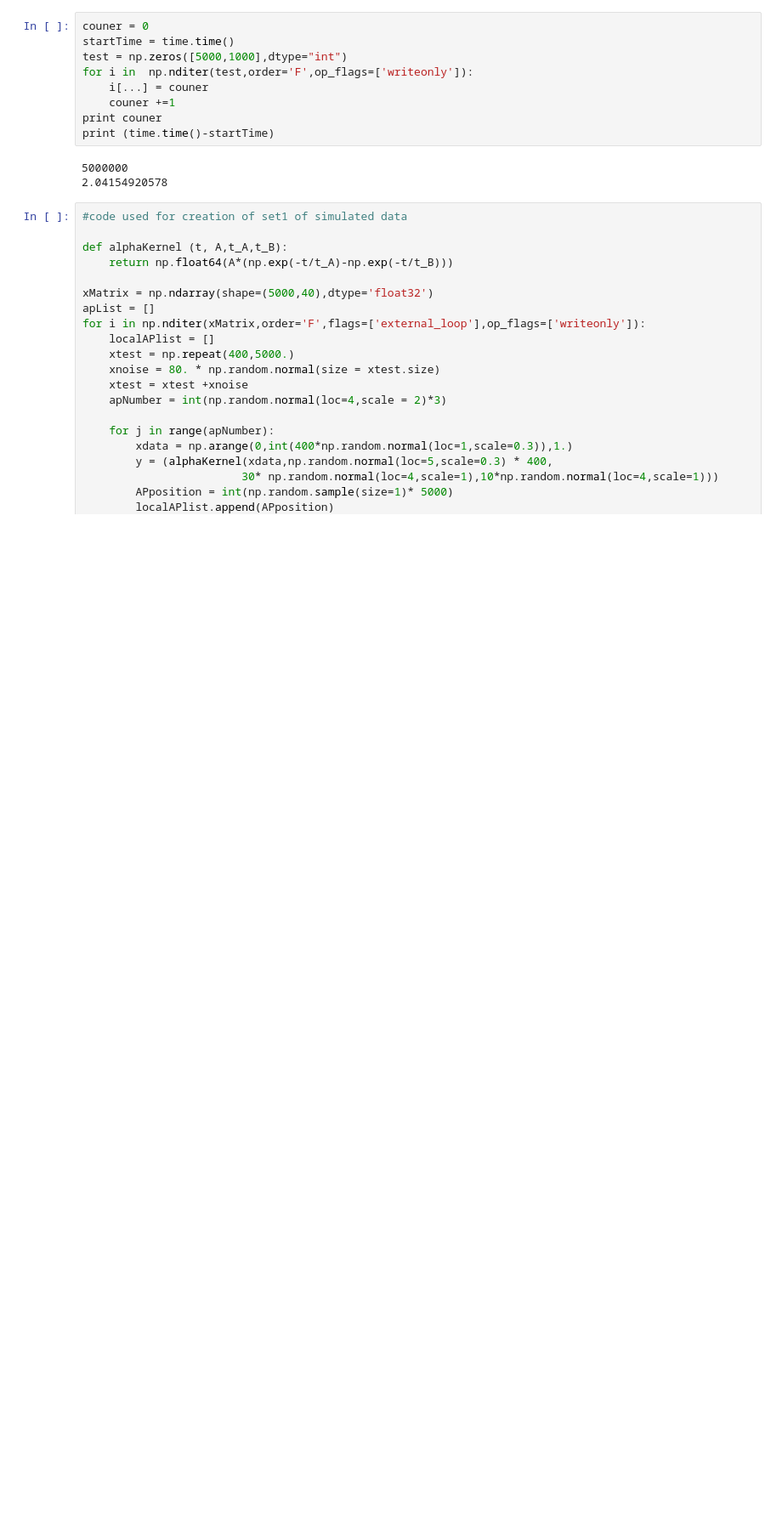
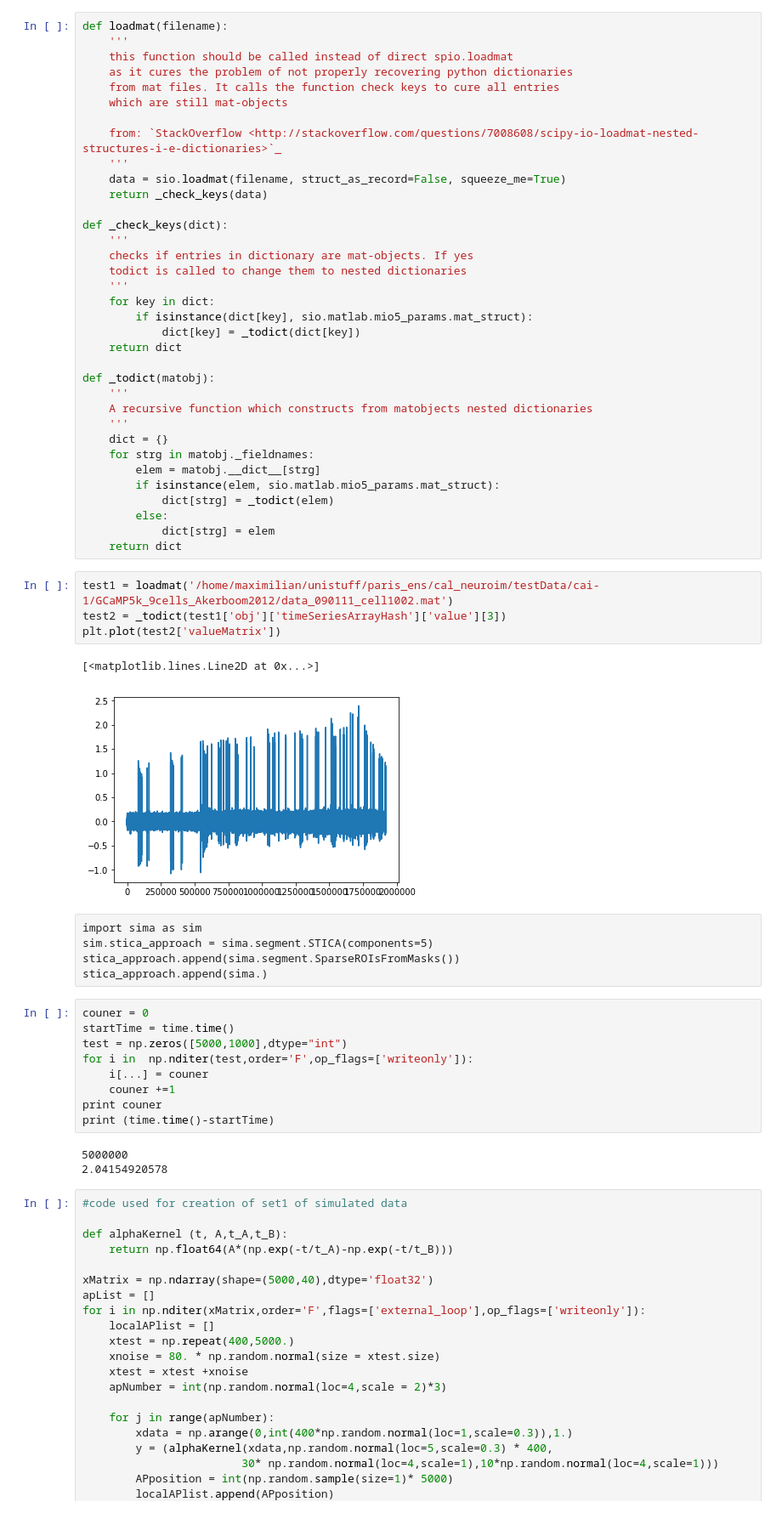
Before and after one commit to zmoldir/cal_neuroim, a Jupyter notebook: MAstuff_testbook.ipynb, the cells around one changed output. Shown: that part at 85% size. Saved outputs shown, nothing was run; the diff lists cells and outputs as text; blank space fills up the shorter version.

Commit message:
Added import functionality for .mat-files (all cnrcs data is in matlab file format, thus necessary for testing)

```diff
--- a/MAstuff_testbook.ipynb
+++ b/MAstuff_testbook.ipynb
@@ -15,3 +13,50 @@ stica_approach.append(sima.)
+# %%
+def loadmat(filename):
+    '''
+    this function should be called instead of direct spio.loadmat
+    as it cures the problem of not properly recovering python dictionaries
+    from mat files. It calls the function check keys to cure all entries
+    which are still mat-objects
+
+    from: `StackOverflow <http://stackoverflow.com/questions/7008608/scipy-io-loadmat-nested-structures-i-e-dictionaries>`_
+    '''
+    data = sio.loadmat(filename, struct_as_record=False, squeeze_me=True)
+    return _check_keys(data)
+
+def _check_keys(dict):
+    '''
+    checks if entries in dictionary are mat-objects. If yes
+    todict is called to change them to nested dictionaries
+    '''
+    for key in dict:
+        if isinstance(dict[key], sio.matlab.mio5_params.mat_struct):
+            dict[key] = _todict(dict[key])
+    return dict
+
+def _todict(matobj):
+    '''
+    A recursive function which constructs from matobjects nested dictionaries
+    '''
+    dict = {}
+    for strg in matobj._fieldnames:
+        elem = matobj.__dict__[strg]
+        if isinstance(elem, sio.matlab.mio5_params.mat_struct):
+            dict[strg] = _todict(elem)
+        else:
+            dict[strg] = elem
+    return dict
+# %%
+test1 = loadmat('/home/maximilian/unistuff/paris_ens/cal_neuroim/testData/cai-1/GCaMP5k_9cells_Akerboom2012/data_090111_cell1002.mat')
+test2 = _todict(test1['obj']['timeSeriesArrayHash']['value'][3])
+plt.plot(test2['valueMatrix'])
+# %% [output]
+[<matplotlib.lines.Line2D at 0x...>]
+[figure, added]
+# %% [raw]
+import sima as sim
+sim.stica_approach = sima.segment.STICA(components=5)
+stica_approach.append(sima.segment.SparseROIsFromMasks())
+stica_approach.append(sima.)
 # %%
 couner = 0
 startTime = time.time()
```
Also changed, not shown: parts of 4 cells of this notebook.
